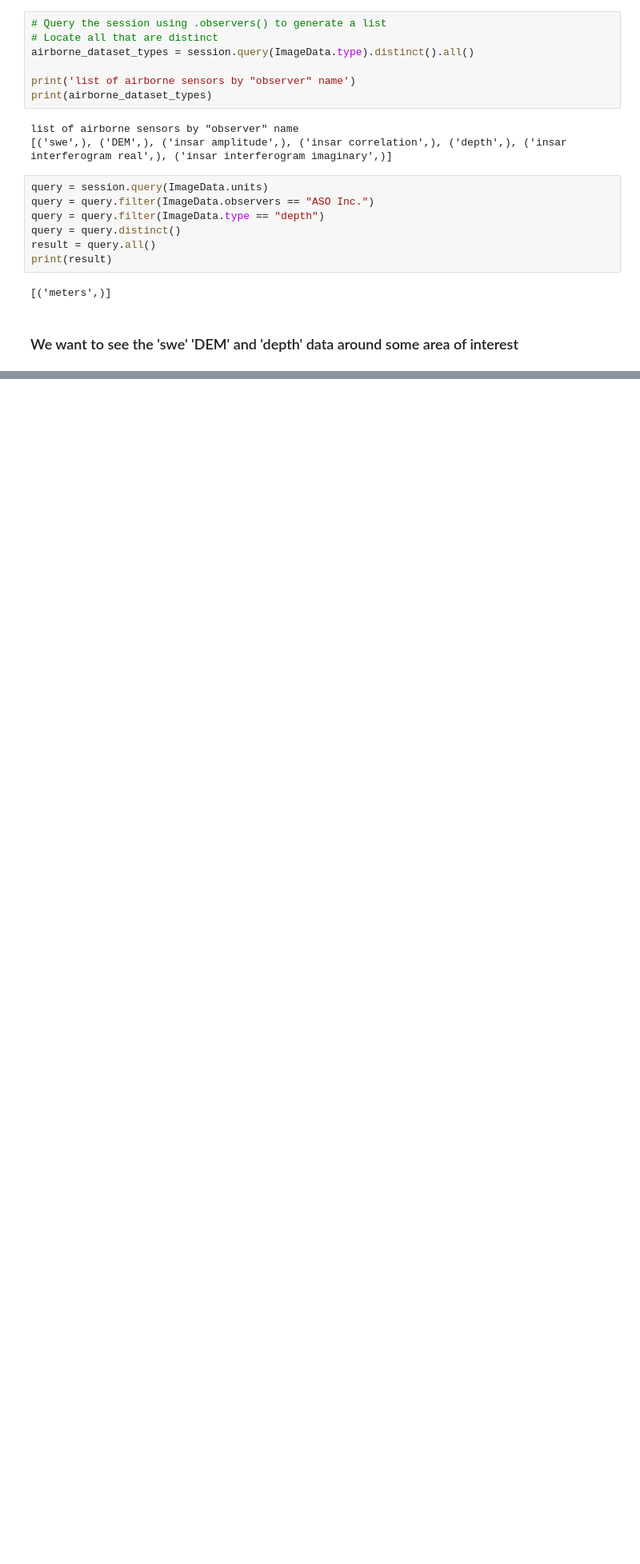
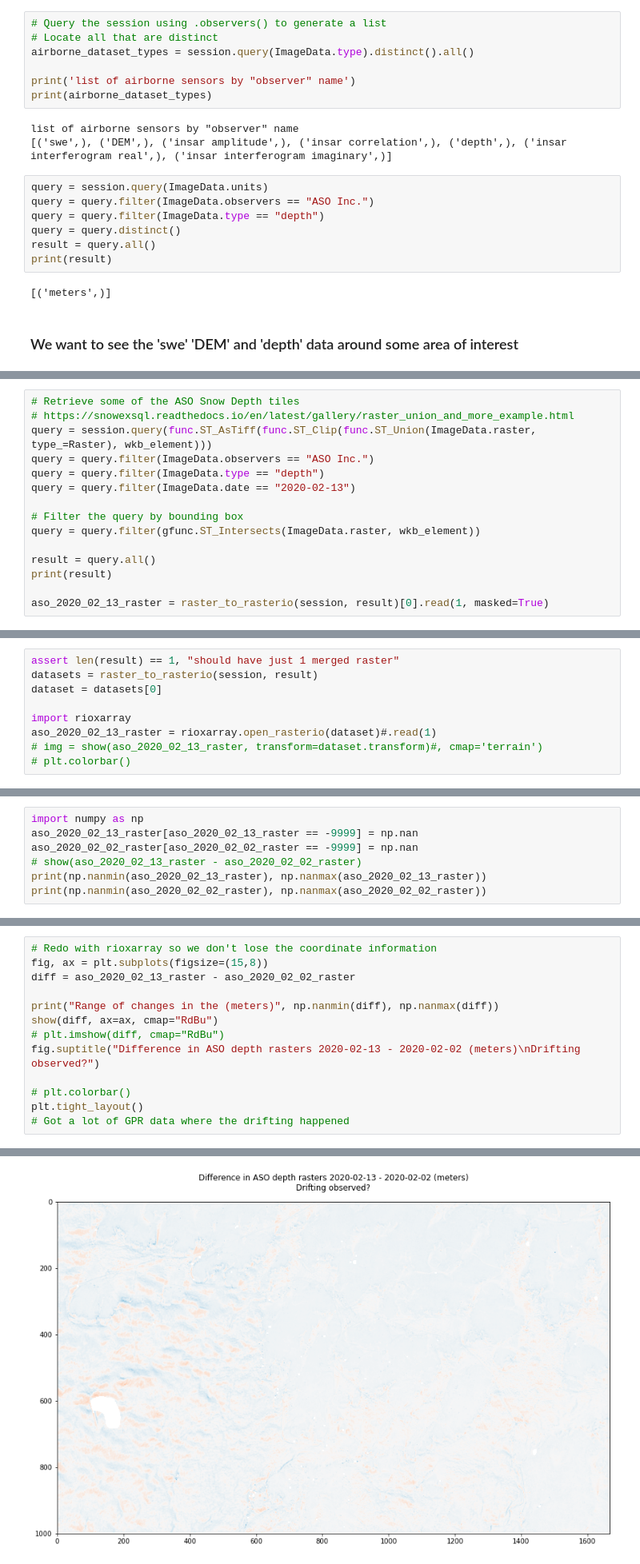
Before and after one commit to snowex-hackweek/coldfusion, a Jupyter notebook: contributors/sethv/database_query_tests.ipynb, the cells around one changed output, grey strips where cells are left out. Shown at 80% size. Saved outputs shown, nothing was run; the diff lists cells and outputs as text; blank space fills up the shorter version.

```diff
--- a/contributors/sethv/database_query_tests.ipynb
+++ b/contributors/sethv/database_query_tests.ipynb
@@ -252,0 +480,15 @@ query = session.query(func.
+# %%
+# Retrieve some of the ASO Snow Depth tiles
+# https://snowexsql.readthedocs.io/en/latest/gallery/raster_union_and_more_example.html
+query = session.query(func.ST_AsTiff(func.ST_Clip(func.ST_Union(ImageData.raster, type_=Raster), wkb_element)))
+query = query.filter(ImageData.observers == "ASO Inc.")
+query = query.filter(ImageData.type == "depth")
+query = query.filter(ImageData.date == "2020-02-13")
+
+# Filter the query by bounding box
+query = query.filter(gfunc.ST_Intersects(ImageData.raster, wkb_element))
+
+result = query.all()
+print(result)
+
+aso_2020_02_13_raster = raster_to_rasterio(session, result)[0].read(1, masked=True)
@@ -252,0 +497,9 @@ query = session.query(func.
+# %%
+assert len(result) == 1, "should have just 1 merged raster"
+datasets = raster_to_rasterio(session, result)
+dataset = datasets[0]
+
+import rioxarray
+aso_2020_02_13_raster = rioxarray.open_rasterio(dataset)#.read(1)
+# img = show(aso_2020_02_13_raster, transform=dataset.transform)#, cmap='terrain')
+# plt.colorbar()
@@ -252,0 +508,7 @@ query = session.query(func.
+# %%
+import numpy as np
+aso_2020_02_13_raster[aso_2020_02_13_raster == -9999] = np.nan
+aso_2020_02_02_raster[aso_2020_02_02_raster == -9999] = np.nan
+# show(aso_2020_02_13_raster - aso_2020_02_02_raster)
+print(np.nanmin(aso_2020_02_13_raster), np.nanmax(aso_2020_02_13_raster))
+print(np.nanmin(aso_2020_02_02_raster), np.nanmax(aso_2020_02_02_raster))
@@ -252,0 +551,14 @@ query = session.query(func.
+# %%
+# Redo with rioxarray so we don't lose the coordinate information
+fig, ax = plt.subplots(figsize=(15,8))
+diff = aso_2020_02_13_raster - aso_2020_02_02_raster
+
+print("Range of changes in the (meters)", np.nanmin(diff), np.nanmax(diff))
+show(diff, ax=ax, cmap="RdBu")
+# plt.imshow(diff, cmap="RdBu")
+fig.suptitle("Difference in ASO depth rasters 2020-02-13 - 2020-02-02 (meters)\nDrifting observed?")
+
+# plt.colorbar()
+plt.tight_layout()
+# Got a lot of GPR data where the drifting happened
+# %% [output]
@@ -252,0 +566 @@ query = session.query(func.
+[figure, added]
```
Also changed, not shown: parts of 40 cells of this notebook.
